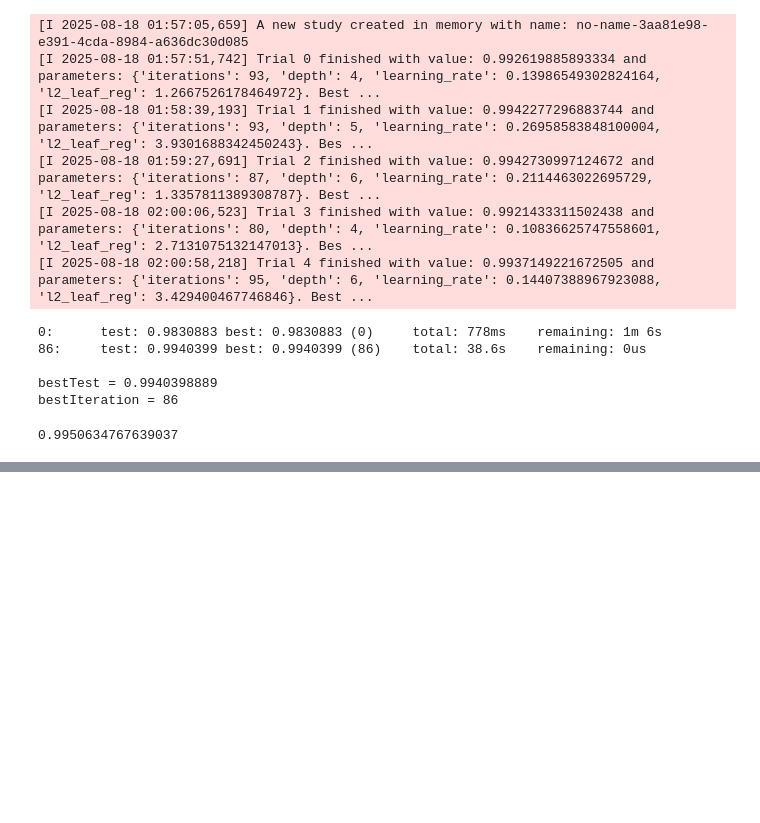
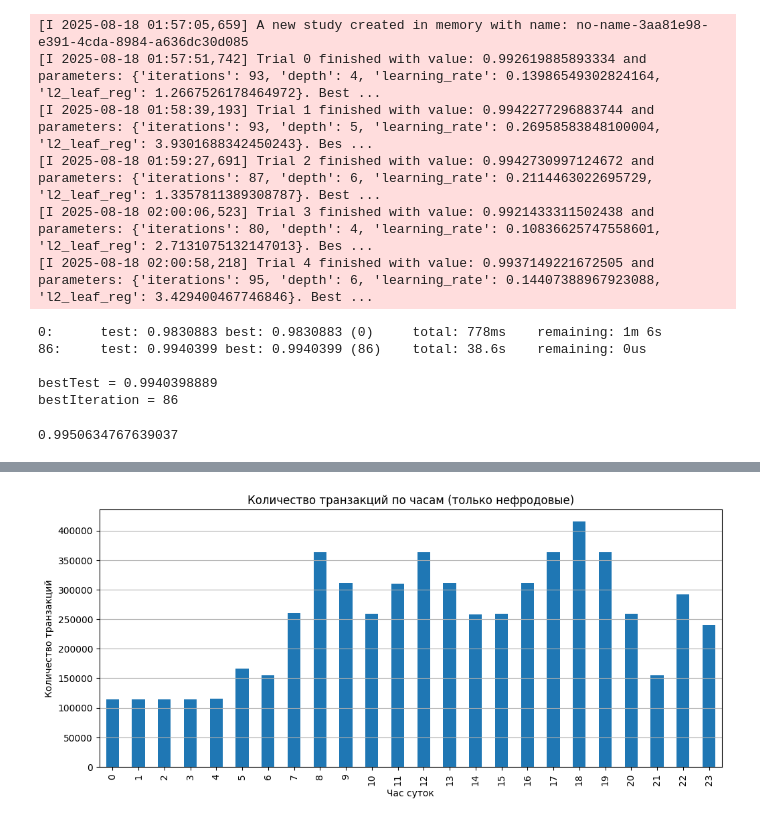
Before and after one commit to Ovoshchko/ATH_Transactions_EDA, a Jupyter notebook: eda.ipynb, the cells around one changed output, grey strips where cells are left out. Drawn from its saved outputs; the diff is of its cells as text; code cells hidden in the pictures; blank space fills up the shorter version.

```diff
--- a/eda.ipynb
+++ b/eda.ipynb
@@ -399,0 +463,12 @@ final_model.save_model("catboost_model")
+# %%
+transactions_by_hour = df_not_fraud["hour"].value_counts().sort_index()
+
+plt.figure(figsize=(12,5))
+transactions_by_hour.plot(kind="bar")
+plt.title("Количество транзакций по часам (нефродовые)")
+plt.xlabel("Час суток")
+plt.ylabel("Количество транзакций")
+plt.grid(axis="y")
+plt.show()
+# %% [output]
+[figure, added]
```
Also changed, not shown: parts of 25 cells of this notebook, 1 other file.
